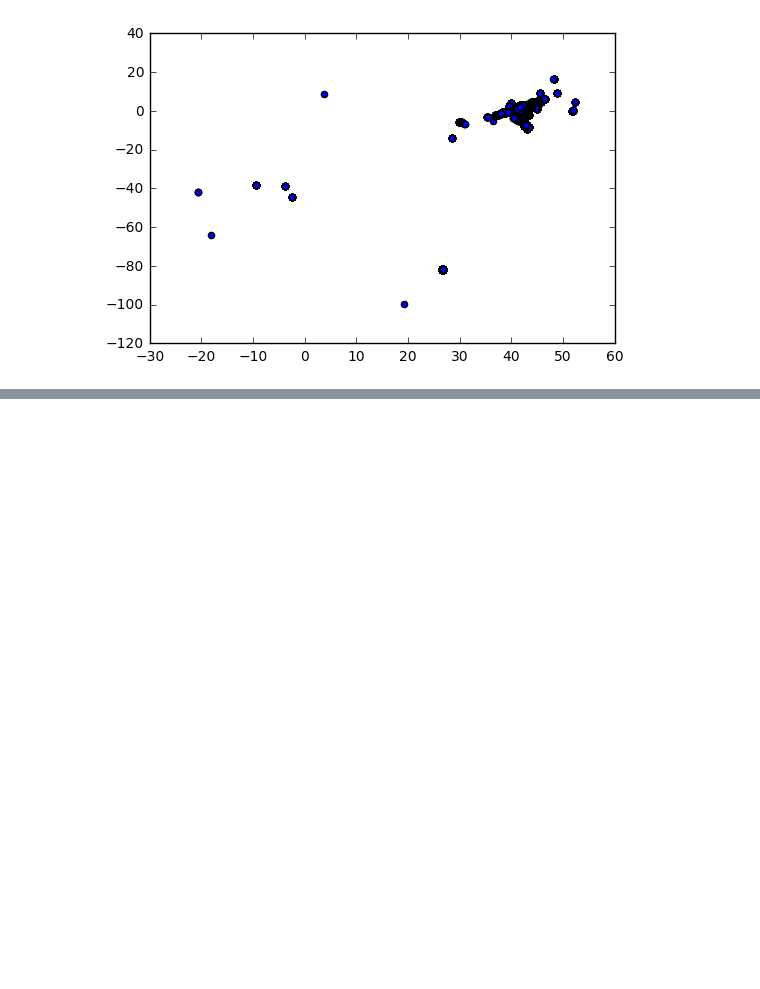
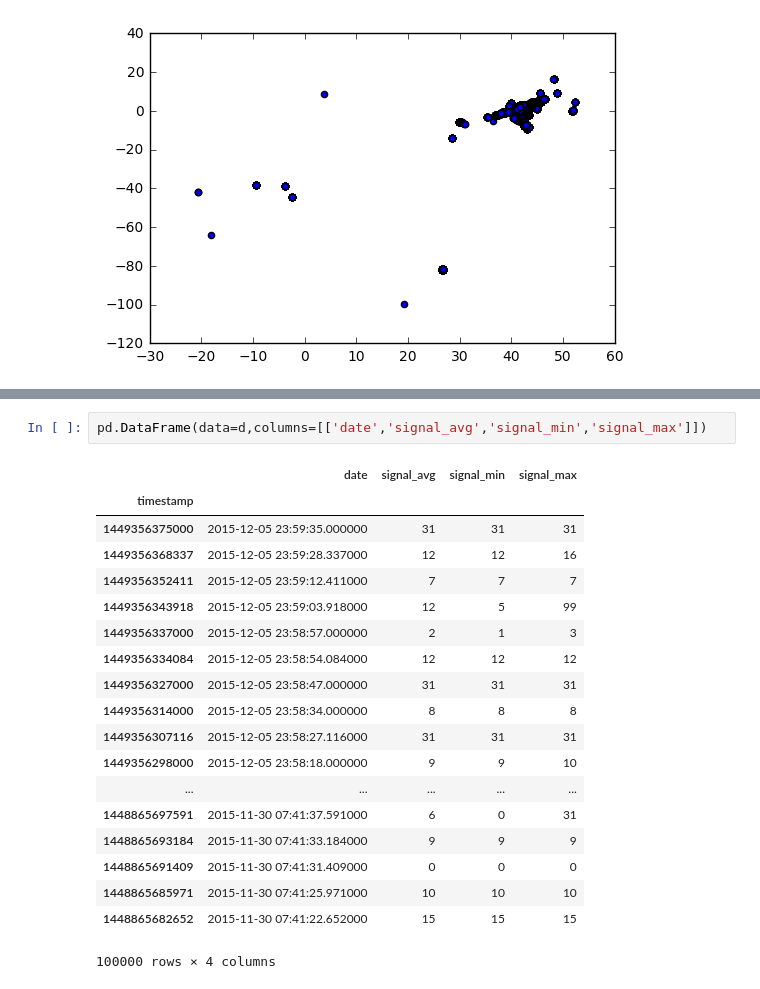
Before and after one commit to RichardoC/ACCD, a Jupyter notebook: Angel_test.ipynb, the cells around one changed output, grey strips where cells are left out. Saved outputs shown, nothing was run; the diff lists cells and outputs as text; blank space fills up the shorter version.

```diff
--- a/Angel_test.ipynb
+++ b/Angel_test.ipynb
@@ -85,0 +115,22 @@ plt.show()
+# %%
+pd.DataFrame(data=d,columns=[['date','signal_avg','signal_min','signal_max']])
+# %% [output]
+|  | date | signal_avg | signal_min | signal_max |
+| timestamp |  |  |  |  |
+| 1449356375000 | 2015-12-05 23:59:35.000000 | 31 | 31 | 31 |
+| 1449356368337 | 2015-12-05 23:59:28.337000 | 12 | 12 | 16 |
+| 1449356352411 | 2015-12-05 23:59:12.411000 | 7 | 7 | 7 |
+| 1449356343918 | 2015-12-05 23:59:03.918000 | 12 | 5 | 99 |
+| 1449356337000 | 2015-12-05 23:58:57.000000 | 2 | 1 | 3 |
+| 1449356334084 | 2015-12-05 23:58:54.084000 | 12 | 12 | 12 |
+| 1449356327000 | 2015-12-05 23:58:47.000000 | 31 | 31 | 31 |
+| 1449356314000 | 2015-12-05 23:58:34.000000 | 8 | 8 | 8 |
+| 1449356307116 | 2015-12-05 23:58:27.116000 | 31 | 31 | 31 |
+| 1449356298000 | 2015-12-05 23:58:18.000000 | 9 | 9 | 10 |
+| ... | ... | ... | ... | ... |
+| 1448865697591 | 2015-11-30 07:41:37.591000 | 6 | 0 | 31 |
+| 1448865693184 | 2015-11-30 07:41:33.184000 | 9 | 9 | 9 |
+| 1448865691409 | 2015-11-30 07:41:31.409000 | 0 | 0 | 0 |
+| 1448865685971 | 2015-11-30 07:41:25.971000 | 10 | 10 | 10 |
+| 1448865682652 | 2015-11-30 07:41:22.652000 | 15 | 15 | 15 |
+100000 rows × 4 columns
```
Also changed, not shown: parts of 6 cells of this notebook.
